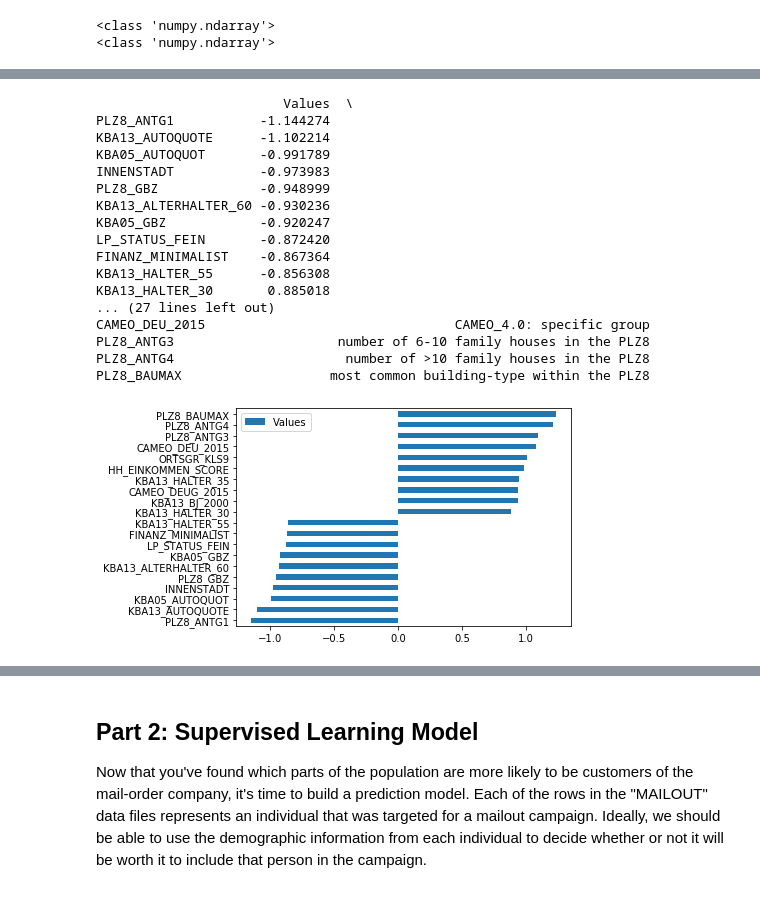
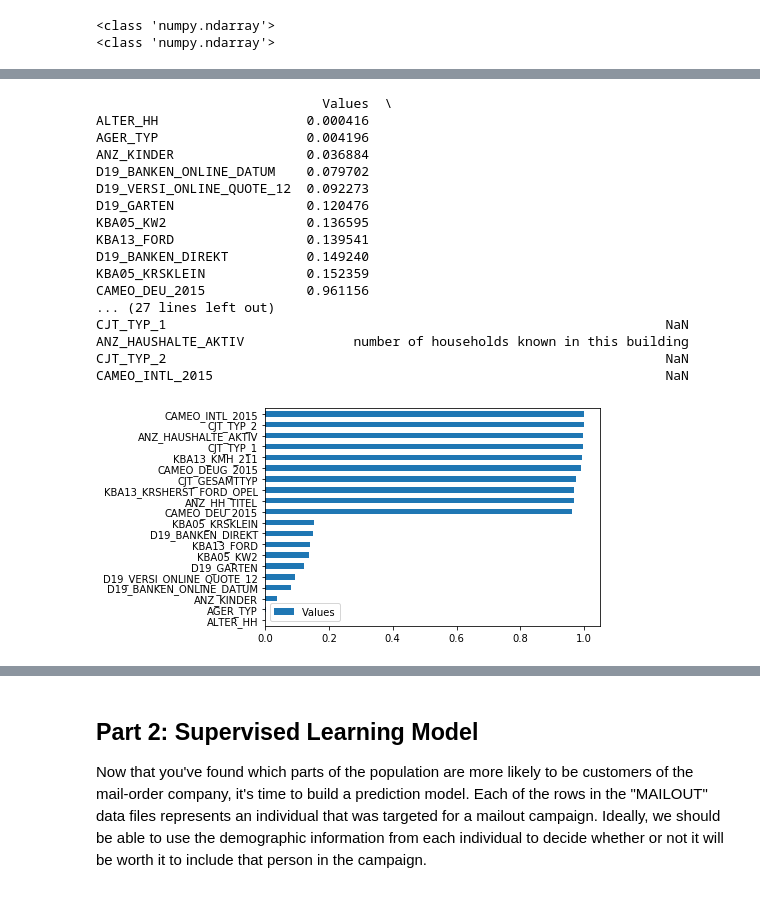
Before and after one commit to yukan97/Bertelsmann-Arvato-Capstone-Project, a Jupyter notebook: Arvato Project Workbook.ipynb, the cells around one changed output, grey strips where cells are left out. Cells and saved outputs as stored; diff of their text form; code cells hidden in the pictures.

```diff
--- a/Arvato Project Workbook.ipynb
+++ b/Arvato Project Workbook.ipynb
@@ -1200,0 +1194,2 @@ customers_km_model, customers_km_predict = sklearn_KMeans(customers_pca_transfor
+# %%
+azdias_pca_model, azdias_pca_transformed_125 = sklearn_pca(azdias_log, 125)
@@ -1200,0 +1217,12 @@ customers_km_model, customers_km_predict = sklearn_KMeans(customers_pca_transfor
+# %%
+def sklearn_KMeans(data):
+    '''This function build the final version of the scikit-learn KMeans model.
+    Args:
+    data: demographic dataframe
+    returns:
+    kmeans: kmeans model
+    km: kmeans transformed data
+    '''
+    kmeans = KMeans(9)
+    km = kmeans.fit_predict(data)
+    return kmeans, km
@@ -1200,0 +1233,2 @@ customers_km_model, customers_km_predict = sklearn_KMeans(customers_pca_transfor
+# %%
+azdias_km_model, azdias_km_predict = sklearn_KMeans(azdias_pca_transformed_125)
@@ -1246,5 +1286,14 @@ clusters_df[['perc_of_Azdias', 'perc_of_Customers']].plot(figsize=(20,10), kind
 # %%
 def combine_info(df, pca, kmeans, cluster):
+    '''This function reverses the output of the KMeans and PCA, so that
+    it possible to understand values from which columns describe clusters.
+    Args:
+    data: demographic dataframe
+    pca: pca model
+    kmeans: kmeans model
+    cluster: number of the cluster (index)
+    returns: none
+    '''
     clusters_dict = dict(zip(df.columns, pca.inverse_transform(kmeans.cluster_centers_[cluster])))
     cluster_df = pd.DataFrame.from_dict(clusters_dict, orient='index', columns=['Values']).sort_values(by='Values')
     cluster_df['Description'] = np.nan
@@ -1279,22 +1328,22 @@ PLZ8_BAUMAX                    most common building-type within the PLZ8
 # %%
-combine_info(azdias, azdias_pca_model, azdias_km_model, 3)
+combine_info(azdias, azdias_pca_model, azdias_km_model, 1)
 # %% [output]
-                        Values  \
-PLZ8_ANTG1           -1.144274
-KBA13_AUTOQUOTE      -1.102214
-KBA05_AUTOQUOT       -0.991789
-INNENSTADT           -0.973983
-PLZ8_GBZ             -0.948999
-KBA13_ALTERHALTER_60 -0.930236
-KBA05_GBZ            -0.920247
-LP_STATUS_FEIN       -0.872420
-FINANZ_MINIMALIST    -0.867364
-KBA13_HALTER_55      -0.856308
-KBA13_HALTER_30       0.885018
+                             Values  \
+ALTER_HH                   0.000416
+AGER_TYP                   0.004196
+ANZ_KINDER                 0.036884
+D19_BANKEN_ONLINE_DATUM    0.079702
+D19_VERSI_ONLINE_QUOTE_12  0.092273
+D19_GARTEN                 0.120476
+KBA05_KW2                  0.136595
+KBA13_FORD                 0.139541
+D19_BANKEN_DIREKT          0.149240
+KBA05_KRSKLEIN             0.152359
+CAMEO_DEU_2015             0.961156
 ... (27 lines left out)
-CAMEO_DEU_2015                                CAMEO_4.0: specific group
-PLZ8_ANTG3                     number of 6-10 family houses in the PLZ8
-PLZ8_ANTG4                      number of >10 family houses in the PLZ8
-PLZ8_BAUMAX                   most common building-type within the PLZ8
+CJT_TYP_1                                                                NaN
+ANZ_HAUSHALTE_AKTIV              number of households known in this building
+CJT_TYP_2                                                                NaN
+CAMEO_INTL_2015                                                          NaN
-[figure, old version]
+[figure, new version]
 # %%
```
Also changed, not shown: parts of 142 cells of this notebook.
